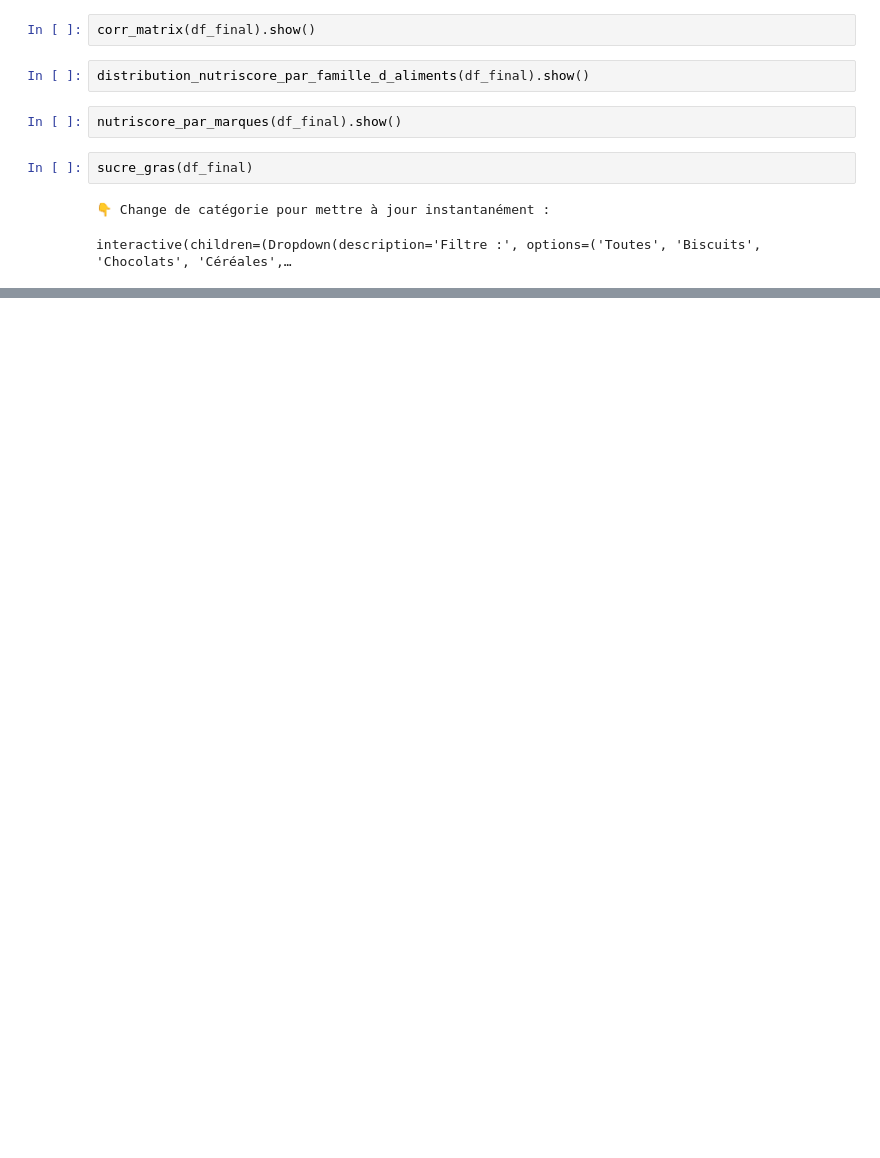
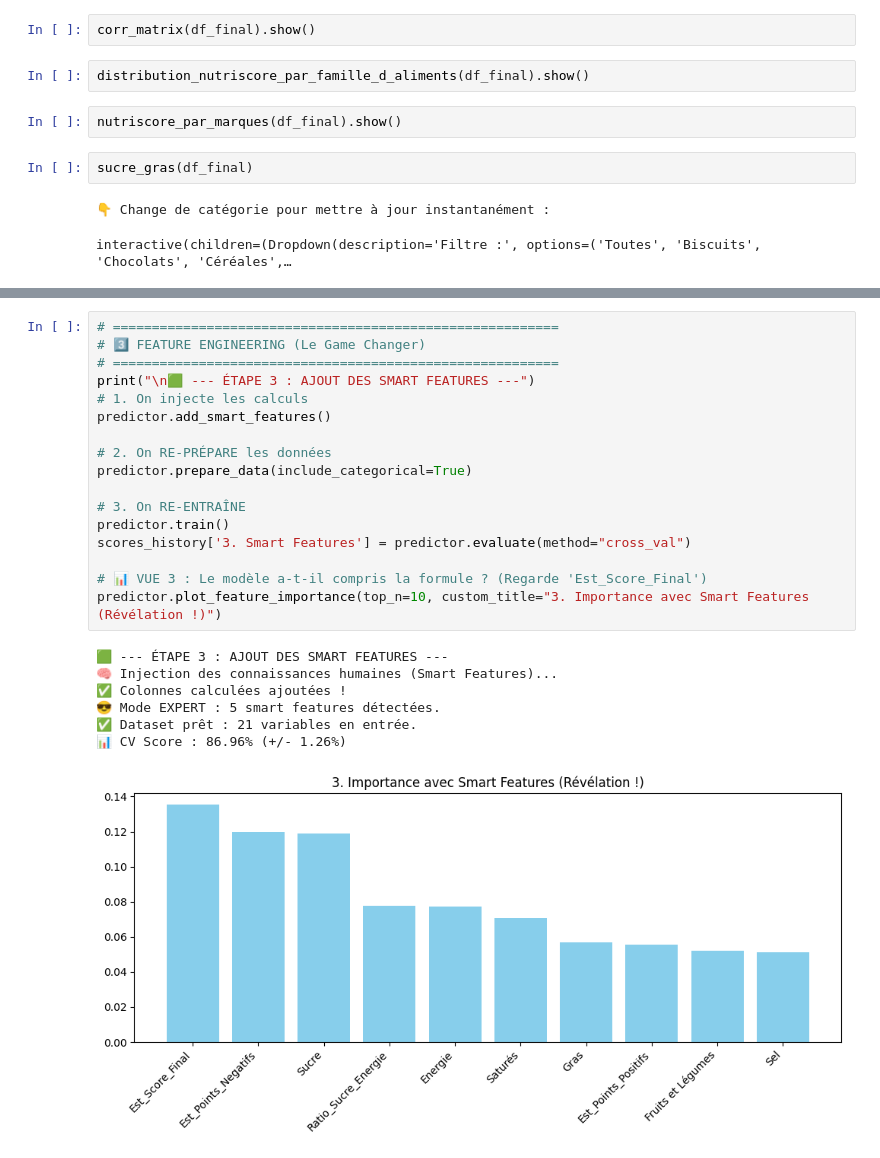
Before and after one commit to Mc3li3/ENSAE-Python-pour-la-data-science, a Jupyter notebook: src/main.ipynb, the cells around one changed output, grey strips where cells are left out. Drawn from its saved outputs; the diff is of its cells as text; blank space fills up the shorter version.

```diff
--- a/src/main.ipynb
+++ b/src/main.ipynb
@@ -156,0 +188,25 @@ Un produit avec 30g de sucre et 10g de gras saturés aurait la note : E
+# %%
+# =========================================================
+# 3️⃣ FEATURE ENGINEERING (Le Game Changer)
+# =========================================================
+print("\n🟩 --- ÉTAPE 3 : AJOUT DES SMART FEATURES ---")
+# 1. On injecte les calculs
+predictor.add_smart_features()
+
+# 2. On RE-PRÉPARE les données
+predictor.prepare_data(include_categorical=True)
+
+# 3. On RE-ENTRAÎNE
+predictor.train()
+scores_history['3. Smart Features'] = predictor.evaluate(method="cross_val")
+
+# 📊 VUE 3 : Le modèle a-t-il compris la formule ? (Regarde 'Est_Score_Final')
+predictor.plot_feature_importance(top_n=10, custom_title="3. Importance avec Smart Features (Révélation !)")
+# %% [output]
+🟩 --- ÉTAPE 3 : AJOUT DES SMART FEATURES ---
+🧠 Injection des connaissances humaines (Smart Features)...
+✅ Colonnes calculées ajoutées !
+😎 Mode EXPERT : 5 smart features détectées.
+✅ Dataset prêt : 21 variables en entrée.
+📊 CV Score : 86.96% (+/- 1.26%)
+[figure, added]
```
Also changed, not shown: parts of 5 cells of this notebook, 2 other files.
